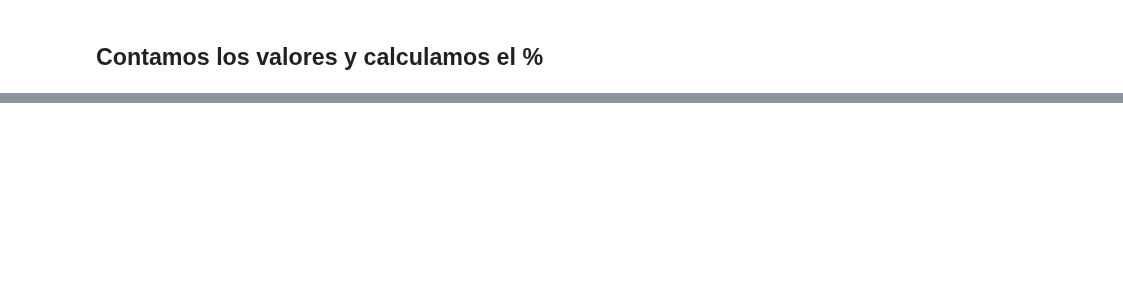
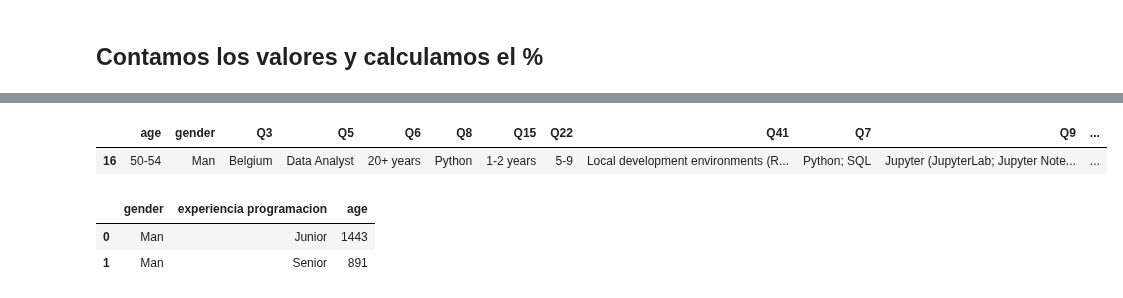
Before and after one commit to Adalab/project-da-promo-d-module-2-team-2-, a Jupyter notebook: notebooks/exploracion.ipynb, the cells around one changed output, grey strips where cells are left out. Saved outputs shown, nothing was run; the diff lists cells and outputs as text; code cells hidden in the pictures; blank space fills up the shorter version.

```diff
--- a/notebooks/exploracion.ipynb
+++ b/notebooks/exploracion.ipynb
@@ -147,0 +195,13 @@ Series([], Name: Q39_OTHER, dtype: float64)
+# %%
+# df con filtrado por analista de datos y business analyst con columna categórica por experiencia creada
+df_da_ba.head(1)
+# %% [output]
+|  | age | gender | Q3 | Q5 | Q6 | Q8 | Q15 | Q22 | Q41 | Q7 | Q9 | ... |
+| 16 | 50-54 | Man | Belgium | Data Analyst | 20+ years | Python | 1-2 years | 5-9 | Local development environments (R... | Python; SQL | Jupyter (JupyterLab; Jupyter Note... | ... |
+# %%
+df_group_genero = df_da_ba.groupby(['gender', 'experiencia programacion'])['age'].count().reset_index()
+df_group_genero.head(2)
+# %% [output]
+|  | gender | experiencia programacion | age |
+| 0 | Man | Junior | 1443 |
+| 1 | Man | Senior | 891 |
```
Also changed, not shown: parts of 14 cells of this notebook, 4 other files.
